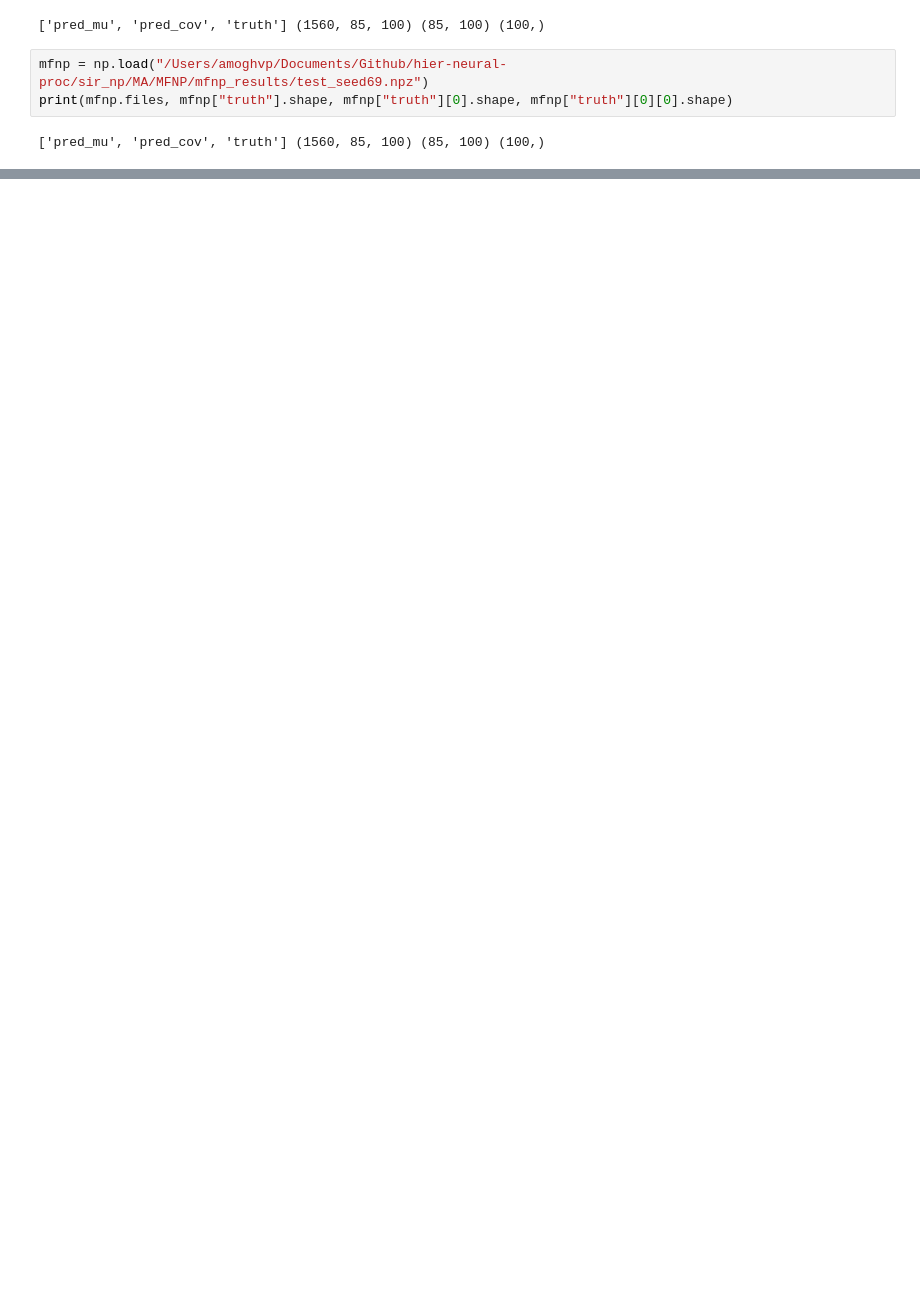
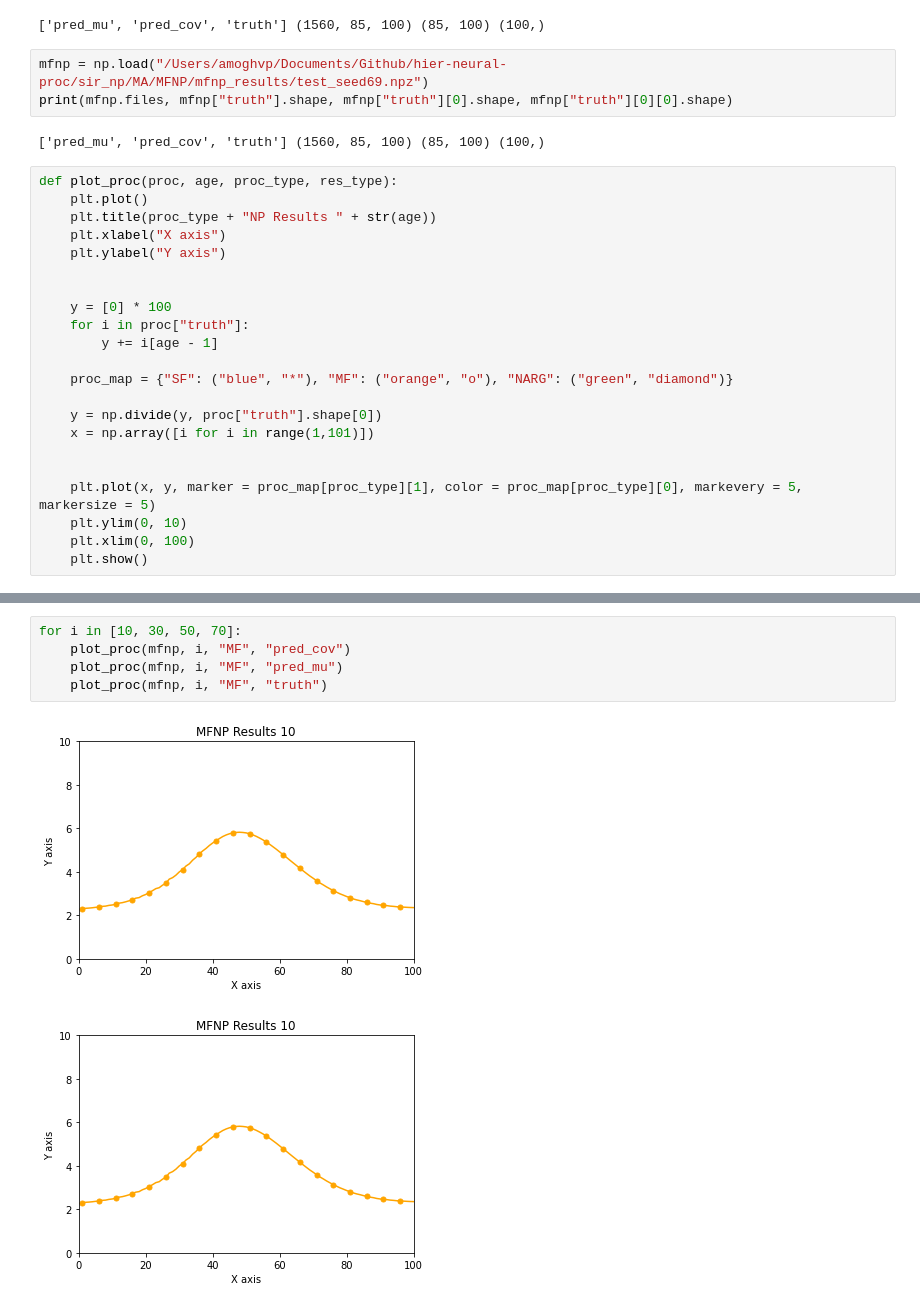
Before and after one commit to apatankar22/hier-neural-proc, a Jupyter notebook: visualization.ipynb, the cells around one changed output, grey strips where cells are left out. Drawn from its saved outputs; the diff is of its cells as text; blank space fills up the shorter version.

```diff
--- a/visualization.ipynb
+++ b/visualization.ipynb
@@ -15,3 +18,25 @@ mfnp = np.load("/Users/amoghvp/Documents/Github/hier-neural-proc/sir_np/MA/MFNP/
 print(mfnp.files, mfnp["truth"].shape, mfnp["truth"][0].shape, mfnp["truth"][0][0].shape)
 # %% [output]
 ['pred_mu', 'pred_cov', 'truth'] (1560, 85, 100) (85, 100) (100,)
+# %%
+def plot_proc(proc, age, proc_type, res_type):
+    plt.plot()
+    plt.title(proc_type + "NP Results " + str(age))
+    plt.xlabel("X axis")
+    plt.ylabel("Y axis")
+
+
+    y = [0] * 100
+    for i in proc["truth"]:
+        y += i[age - 1]
+
+    proc_map = {"SF": ("blue", "*"), "MF": ("orange", "o"), "NARG": ("green", "diamond")}
+
+    y = np.divide(y, proc["truth"].shape[0])
+    x = np.array([i for i in range(1,101)])
+
+
+    plt.plot(x, y, marker = proc_map[proc_type][1], color = proc_map[proc_type][0], markevery = 5, markersize = 5)
+    plt.ylim(0, 10)
+    plt.xlim(0, 100)
+    plt.show()
@@ -17,0 +74,8 @@ print(mfnp.files, mfnp["truth"].shape, mfnp["truth"][0].shape, mfnp["truth"][0][
+# %%
+for i in [10, 30, 50, 70]:
+    plot_proc(mfnp, i, "MF", "pred_cov")
+    plot_proc(mfnp, i, "MF", "pred_mu")
+    plot_proc(mfnp, i, "MF", "truth")
+# %% [output]
+[figure, added]
+[figure, added]
```
Also changed, not shown: parts of 14 cells of this notebook.
